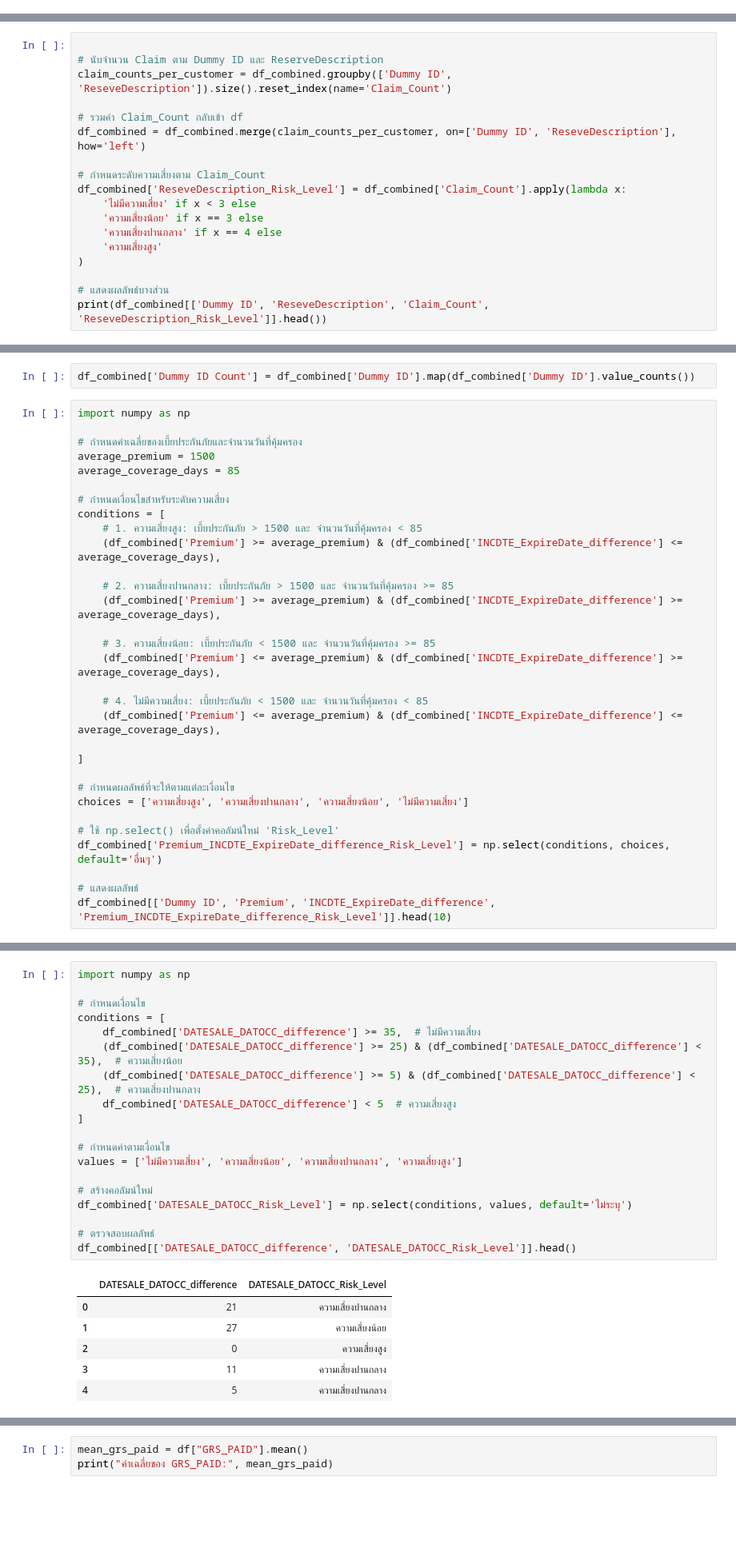
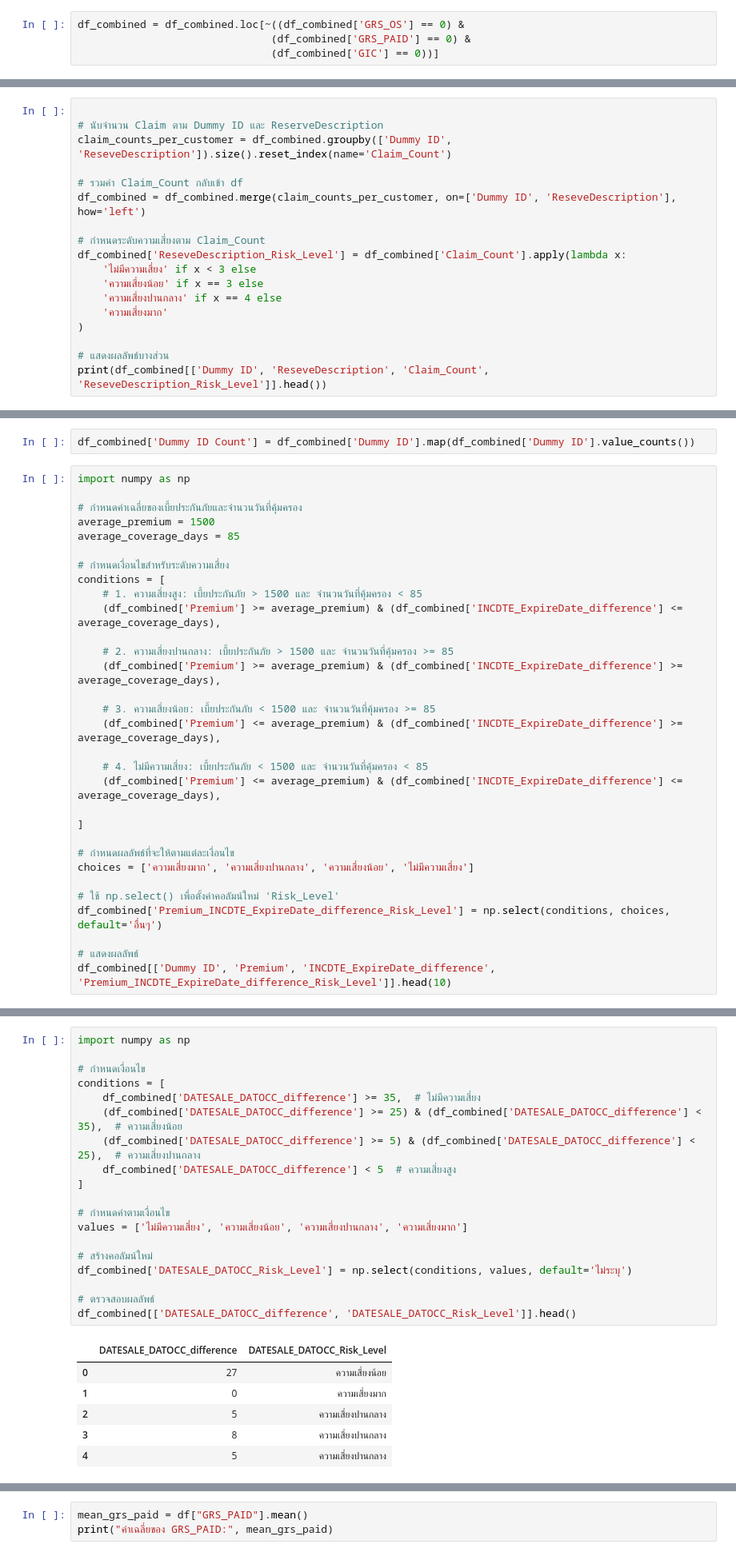
Before and after one commit to Suchada2000/MY-WORK, a Jupyter notebook: Untitled43.ipynb, the cells around one changed output, grey strips where cells are left out. Shown at 80% size. Drawn from its saved outputs; the diff is of its cells as text; blank space fills up the shorter version.

```diff
--- a/Untitled43.ipynb
+++ b/Untitled43.ipynb
@@ -1000,3 +1000,7 @@ df_combined
 | 33067 | 34537 | 51 | PWT | YO | 3730.0 | 2024-12-20 | 2024-12-22 | 2025-12-21 | 2025-01-28 | 2025-01-23 | ... |
 | 33068 | 34538 | 78 | PWT | Q1 | 3110.0 | 2024-12-21 | 2024-12-22 | 2025-01-16 | 2025-01-22 | 2025-01-16 | ... |
 33069 rows × 17 columns
+# %%
+df_combined = df_combined.loc[~((df_combined['GRS_OS'] == 0) &
+                               (df_combined['GRS_PAID'] == 0) &
+                               (df_combined['GIC'] == 0))]
@@ -1107,7 +1133,7 @@ df_combined['ReseveDescription_Risk_Level'] = df_combined['Claim_Count'].apply(l
     'ไม่มีความเสี่ยง' if x < 3 else
     'ความเสี่ยงน้อย' if x == 3 else
     'ความเสี่ยงปานกลาง' if x == 4 else
-    'ความเสี่ยงสูง'
+    'ความเสี่ยงมาก'
 )
 
 # แสดงผลลัพธ์บางส่วน
@@ -1330,7 +1356,7 @@ conditions = [
 ]
 
 # กำหนดผลลัพธ์ที่จะให้ตามแต่ละเงื่อนไข
-choices = ['ความเสี่ยงสูง', 'ความเสี่ยงปานกลาง', 'ความเสี่ยงน้อย', 'ไม่มีความเสี่ยง']
+choices = ['ความเสี่ยงมาก', 'ความเสี่ยงปานกลาง', 'ความเสี่ยงน้อย', 'ไม่มีความเสี่ยง']
 
 # ใช้ np.select() เพื่อตั้งค่าคอลัมน์ใหม่ 'Risk_Level'
 df_combined['Premium_INCDTE_ExpireDate_difference_Risk_Level'] = np.select(conditions, choices, default='อื่นๆ')
@@ -1352,28 +1378,28 @@ df_combined[['Dummy ID', 'Premium', 'INCDTE_ExpireDate_difference', 'Premium_INC
 # %%
 import numpy as np
 
 # กำหนดเงื่อนไข
 conditions = [
     df_combined['DATESALE_DATOCC_difference'] >= 35,  # ไม่มีความเสี่ยง
     (df_combined['DATESALE_DATOCC_difference'] >= 25) & (df_combined['DATESALE_DATOCC_difference'] < 35),  # ความเสี่ยงน้อย
     (df_combined['DATESALE_DATOCC_difference'] >= 5) & (df_combined['DATESALE_DATOCC_difference'] < 25),  # ความเสี่ยงปานกลาง
     df_combined['DATESALE_DATOCC_difference'] < 5  # ความเสี่ยงสูง
 ]
 
 # กำหนดค่าตามเงื่อนไข
-values = ['ไม่มีความเสี่ยง', 'ความเสี่ยงน้อย', 'ความเสี่ยงปานกลาง', 'ความเสี่ยงสูง']
+values = ['ไม่มีความเสี่ยง', 'ความเสี่ยงน้อย', 'ความเสี่ยงปานกลาง', 'ความเสี่ยงมาก']
 
 # สร้างคอลัมน์ใหม่
 df_combined['DATESALE_DATOCC_Risk_Level'] = np.select(conditions, values, default='ไม่ระบุ')
 
 # ตรวจสอบผลลัพธ์
 df_combined[['DATESALE_DATOCC_difference', 'DATESALE_DATOCC_Risk_Level']].head()
 # %% [output]
 |  | DATESALE_DATOCC_difference | DATESALE_DATOCC_Risk_Level |
-| 0 | 21 | ความเสี่ยงปานกลาง |
-| 1 | 27 | ความเสี่ยงน้อย |
-| 2 | 0 | ความเสี่ยงสูง |
-| 3 | 11 | ความเสี่ยงปานกลาง |
+| 0 | 27 | ความเสี่ยงน้อย |
+| 1 | 0 | ความเสี่ยงมาก |
+| 2 | 5 | ความเสี่ยงปานกลาง |
+| 3 | 8 | ความเสี่ยงปานกลาง |
 | 4 | 5 | ความเสี่ยงปานกลาง |
 # %%
 # ฟังก์ชันกำหนดระดับความเสี่ยงตาม Dummy ID Count
```
Also changed, not shown: parts of 29 cells of this notebook.
